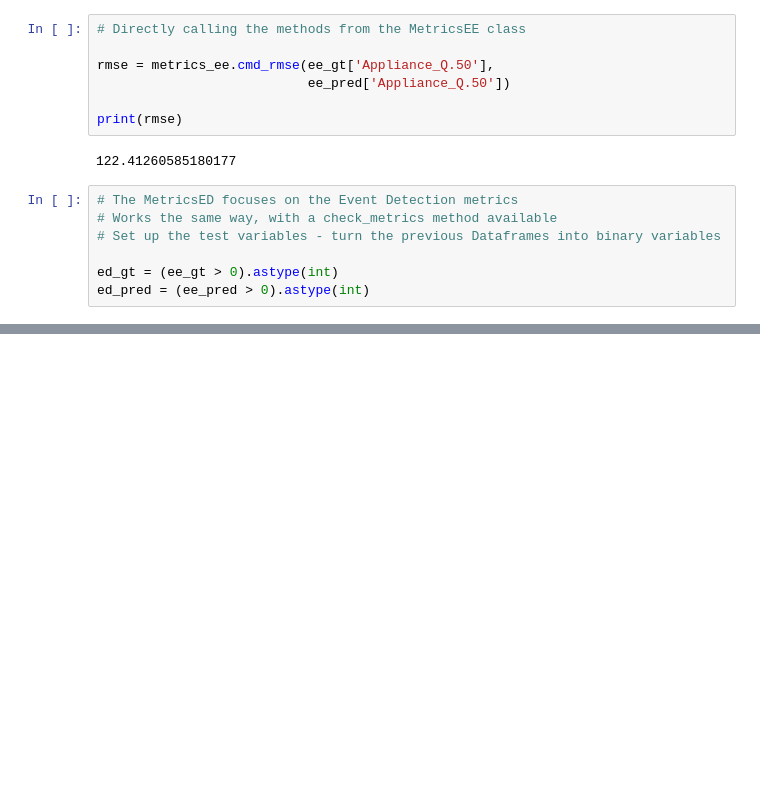
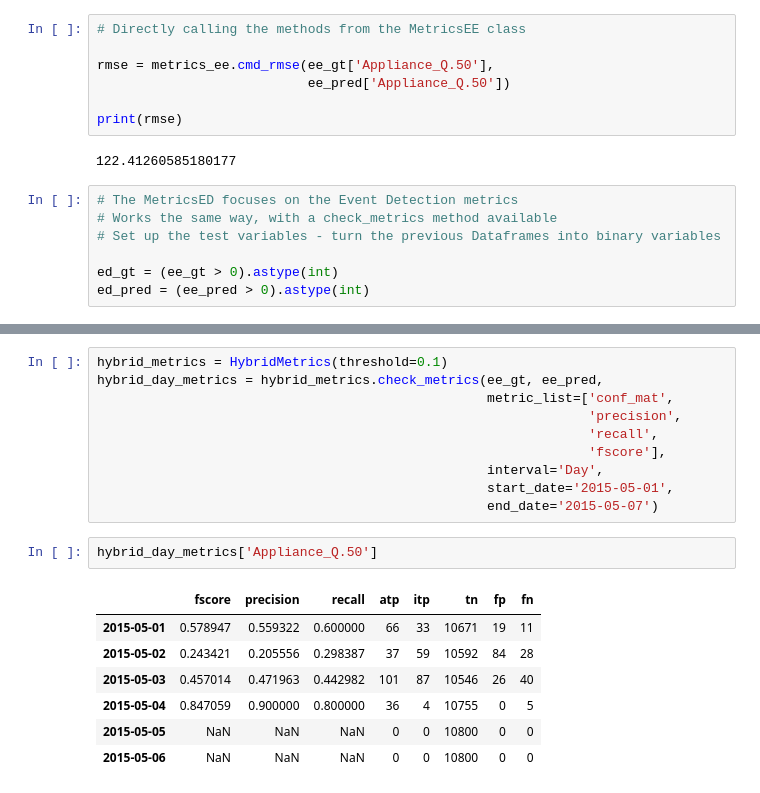
Before and after one commit to ECGomes/nilm_metrics, a Jupyter notebook: Metric Testing.ipynb, the cells around one changed output, grey strips where cells are left out. Cells and saved outputs as stored; diff of their text form; blank space fills up the shorter version.

```diff
--- a/Metric Testing.ipynb
+++ b/Metric Testing.ipynb
@@ -72,0 +109,20 @@ ed_hourly_metrics['Appliance_Q.50'].head(10)
+# %%
+hybrid_metrics = HybridMetrics(threshold=0.1)
+hybrid_day_metrics = hybrid_metrics.check_metrics(ee_gt, ee_pred,
+                                                  metric_list=['conf_mat',
+                                                               'precision',
+                                                               'recall',
+                                                               'fscore'],
+                                                  interval='Day',
+                                                  start_date='2015-05-01',
+                                                  end_date='2015-05-07')
+# %%
+hybrid_day_metrics['Appliance_Q.50']
+# %% [output]
+|  | fscore | precision | recall | atp | itp | tn | fp | fn |
+| 2015-05-01 | 0.578947 | 0.559322 | 0.600000 | 66 | 33 | 10671 | 19 | 11 |
+| 2015-05-02 | 0.243421 | 0.205556 | 0.298387 | 37 | 59 | 10592 | 84 | 28 |
+| 2015-05-03 | 0.457014 | 0.471963 | 0.442982 | 101 | 87 | 10546 | 26 | 40 |
+| 2015-05-04 | 0.847059 | 0.900000 | 0.800000 | 36 | 4 | 10755 | 0 | 5 |
+| 2015-05-05 | NaN | NaN | NaN | 0 | 0 | 10800 | 0 | 0 |
+| 2015-05-06 | NaN | NaN | NaN | 0 | 0 | 10800 | 0 | 0 |
```
Also changed, not shown: parts of 7 cells of this notebook, 1 other file.
